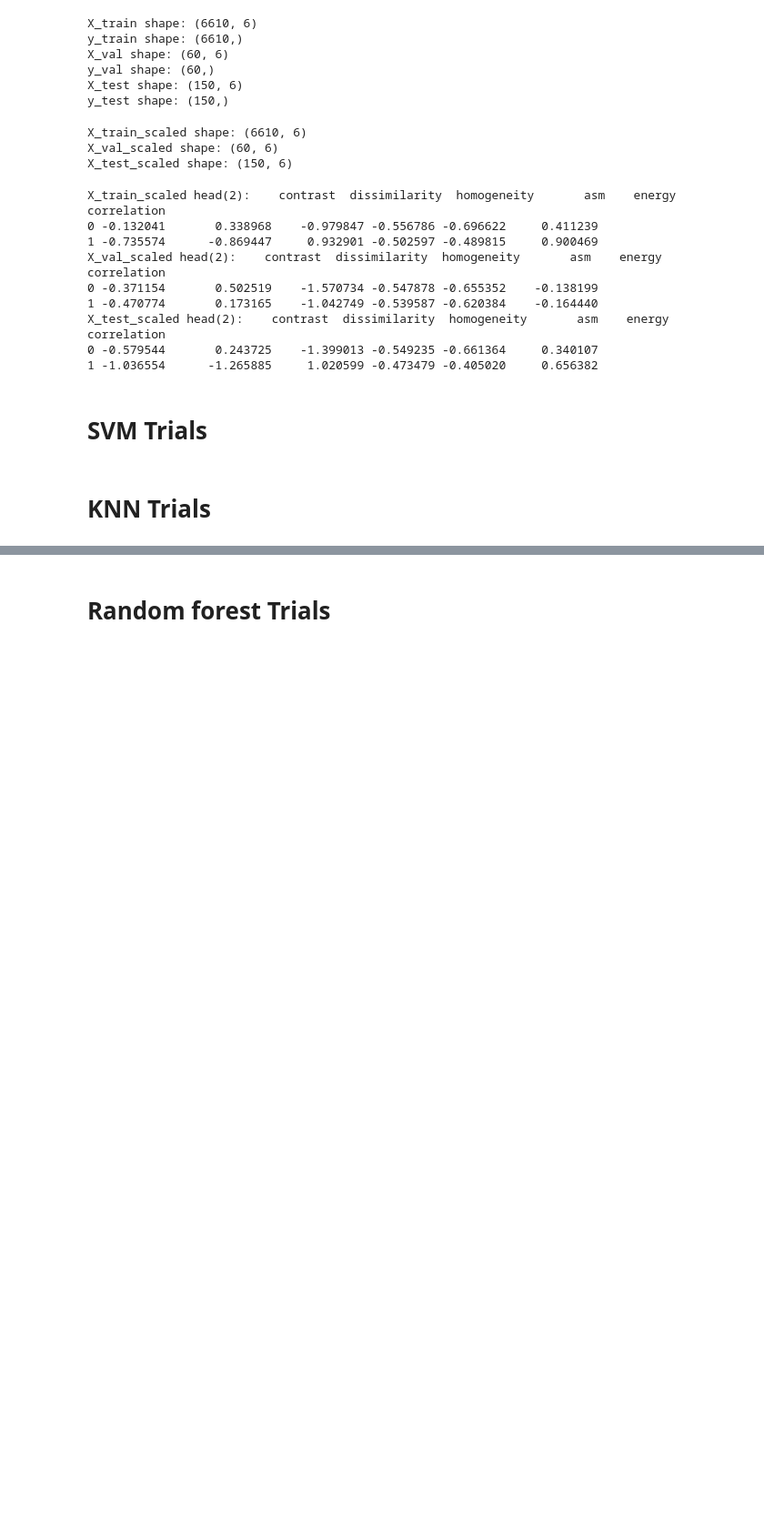
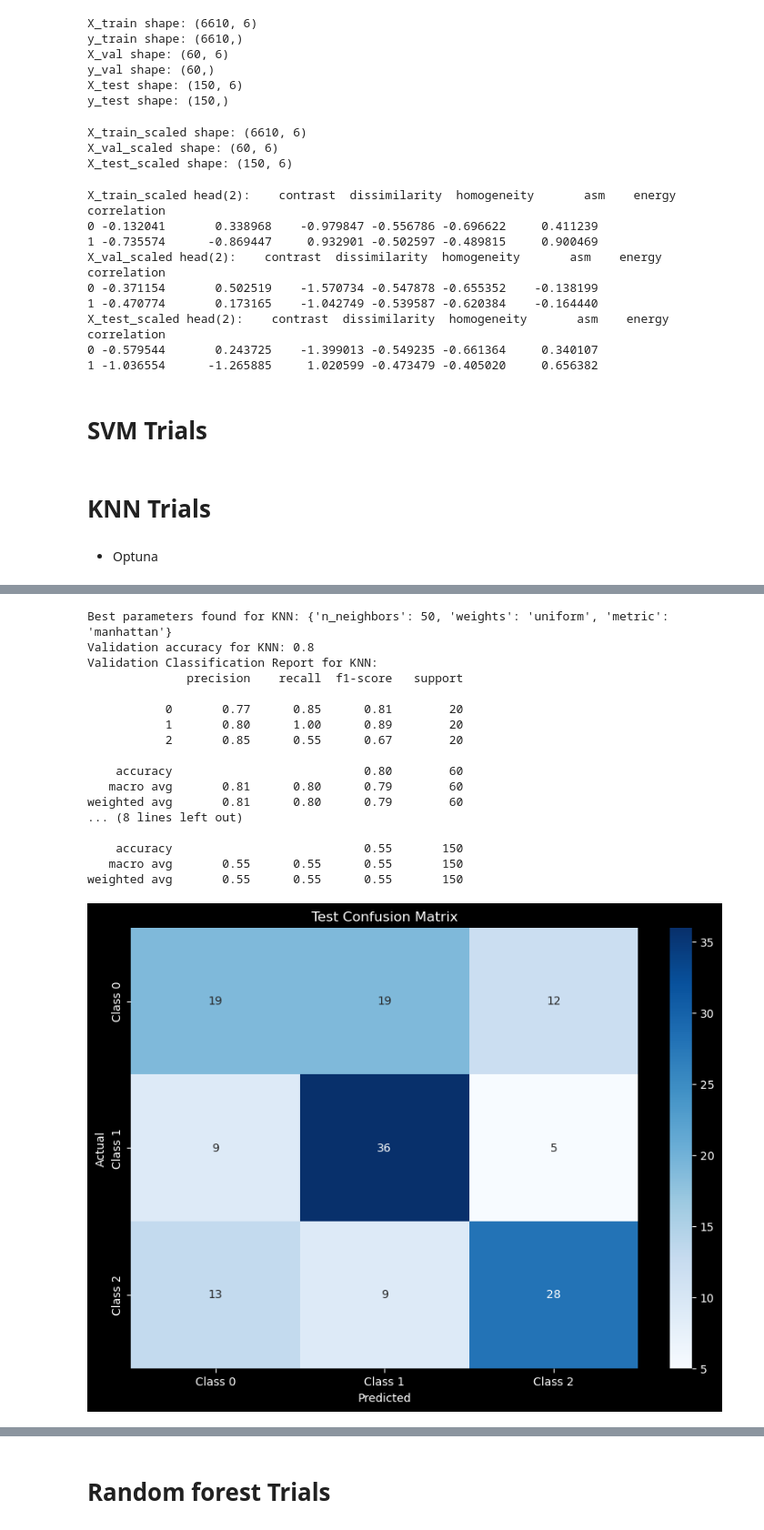
Before and after one commit to Abdulrahman-Mostafa10/Plant-Disease-Detection, a Jupyter notebook: Modelling_part.ipynb, the cells around one changed output, grey strips where cells are left out. Shown at 91% size. Cells and saved outputs as stored; diff of their text form; code cells hidden in the pictures; blank space fills up the shorter version.

Commit message:
Rf/Knn with glcm and lbp

```diff
--- a/Modelling_part.ipynb
+++ b/Modelling_part.ipynb
@@ -286,3 +289,64 @@ X_test_scaled head(2):    contrast  dissimilarity  homogeneity       asm    ener
 # SVM Trials
 # %% [markdown]
 # KNN Trials
+# %% [markdown]
+* Optuna
+# %%
+from sklearn.neighbors import KNeighborsClassifier
+
+
+# Define the objective function for Optuna
+def objective_knn(trial):
+    # Define the hyperparameter space
+    param = {
+        'n_neighbors': trial.suggest_int('n_neighbors', 1, 50),
+        'weights': trial.suggest_categorical('weights', ['uniform', 'distance']),
+        'metric': trial.suggest_categorical('metric', ['euclidean', 'manhattan', 'minkowski']),
+    }
+
+    # Initialize the KNN model
+    knn_model = KNeighborsClassifier(**param)
+
+    # Train on the training set and validate on the validation set
+    knn_model.fit(X_train_scaled_glcm_df, y_train_glcm_df)
+    y_val_pred = knn_model.predict(X_val_scaled_glcm_df)
+    val_accuracy = accuracy_score(y_val_glcm_df, y_val_pred)
+
+    return val_accuracy
+
+# Create a study object and optimize the objective function
+study_knn = optuna.create_study(direction='maximize')
+study_knn.optimize(objective_knn, n_trials=350)
+
+# Get the best parameters from the study
+best_knn_params = study_knn.best_params
+print(f"Best parameters found for KNN: {best_knn_params}")
+
+# Train the final KNN model using the best parameters on the full training set
+best_knn_model = KNeighborsClassifier(**best_knn_params)
+best_knn_model.fit(X_train_scaled_glcm_df, y_train_glcm_df)
+
+# Evaluate the final model on the validation set
+y_val_pred_knn = best_knn_model.predict(X_val_scaled_glcm_df)
+val_accuracy_knn = accuracy_score(y_val_glcm_df, y_val_pred_knn)
+print(f"Validation accuracy for KNN: {val_accuracy_knn}")
+print("Validation Classification Report for KNN:")
+print(classification_report(y_val_glcm_df, y_val_pred_knn))
+
+# Evaluate the final model on the test set
+y_test_pred_knn = best_knn_model.predict(X_test_scaled_glcm_df)
+test_accuracy_knn = accuracy_score(y_test_glcm_df, y_test_pred_knn)
+print(f"Test accuracy for KNN: {test_accuracy_knn}")
+print("Test Classification Report for KNN:")
+print(classification_report(y_test_glcm_df, y_test_pred_knn))
+
+cm = confusion_matrix(y_test_glcm_df, y_test_pred_knn)
+
+# Plot confusion matrix
+plt.figure(figsize=(10, 7))
+sns.heatmap(cm, annot=True, fmt='d', cmap='Blues', xticklabels=['Class 0', 'Class 1','Class 2'], yticklabels=['Class 0', 'Class 1','Class 2'])
+plt.xlabel('Predicted')
+plt.ylabel('Actual')
+plt.title('Test Confusion Matrix')
+plt.show()
+# %% [output]
@@ -288,0 +370,18 @@ X_test_scaled head(2):    contrast  dissimilarity  homogeneity       asm    ener
+Best parameters found for KNN: {'n_neighbors': 50, 'weights': 'uniform', 'metric': 'manhattan'}
+Validation accuracy for KNN: 0.8
+Validation Classification Report for KNN:
+              precision    recall  f1-score   support
+
+           0       0.77      0.85      0.81        20
+           1       0.80      1.00      0.89        20
+           2       0.85      0.55      0.67        20
+
+    accuracy                           0.80        60
+   macro avg       0.81      0.80      0.79        60
+weighted avg       0.81      0.80      0.79        60
+... (8 lines left out)
+
+    accuracy                           0.55       150
+   macro avg       0.55      0.55      0.55       150
+weighted avg       0.55      0.55      0.55       150
+[figure, added]
```
Also changed, not shown: parts of 30 cells of this notebook.
